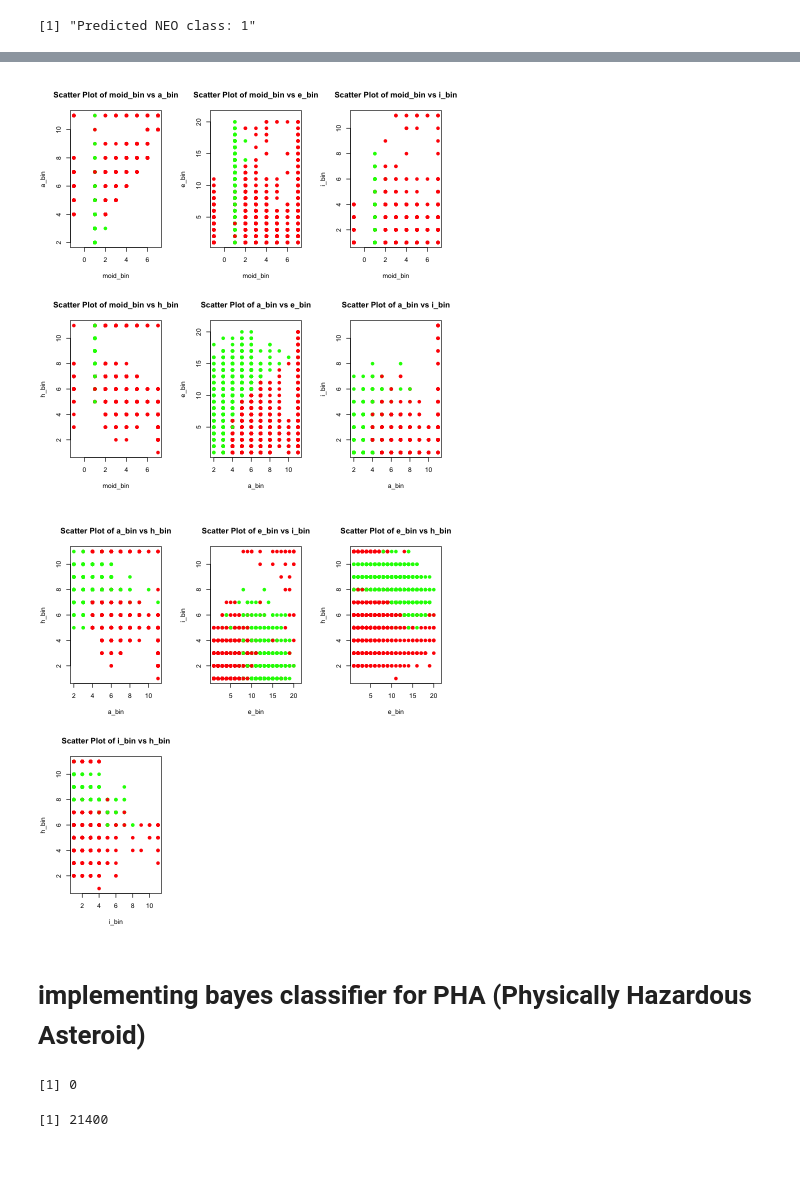
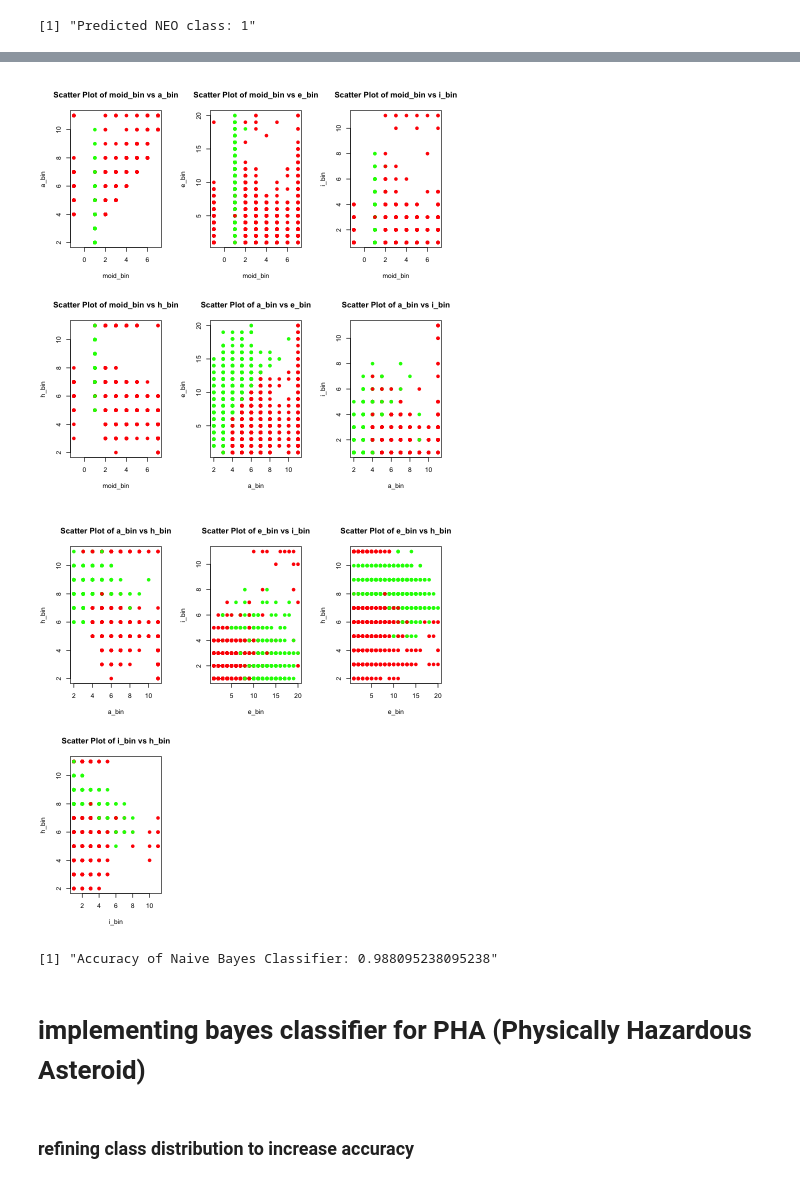
Before and after one commit to Atharva309/Asteroid-Analysis, a Jupyter notebook: R_analysis/analysis_asteroids.ipynb, the cells around one changed output, grey strips where cells are left out. Cells and saved outputs as stored; diff of their text form; code cells hidden in the pictures.

```diff
--- a/R_analysis/analysis_asteroids.ipynb
+++ b/R_analysis/analysis_asteroids.ipynb
@@ -104,11 +106,14 @@ dim(asteroid_data)
 # %% [markdown]
 # implementing bayes classifier for NEO (near earth object)
 # %%
-# Set seed for reproducibility
-set.seed(123)
+set.seed(143)
 
-# Split the data
-train_index <- sample(1:nrow(asteroid_data), 0.8 * nrow(asteroid_data))
+# Split the data for viewing graphs
+train_index1 <- sample(1:nrow(asteroid_data), 0.9 * nrow(asteroid_data))
+asteroid_test1 <- asteroid_data[-train_index1, ]
+
+# Split the data for naive bayes
+train_index <- sample(1:nrow(asteroid_data), 0.999 * nrow(asteroid_data))
 asteroid_train <- asteroid_data[train_index, ]
 asteroid_test <- asteroid_data[-train_index, ]
 # %%
@@ -163,11 +180,11 @@ print(paste("Predicted NEO class:", predicted_class))
 [1] "Predicted NEO class: 1"
 # %%
 # Convert factor or character columns to numeric
-asteroid_test$moid_bin <- as.numeric(as.character(asteroid_test$moid_bin))
-asteroid_test$a_bin <- as.numeric(as.character(asteroid_test$a_bin))
-asteroid_test$e_bin <- as.numeric(as.character(asteroid_test$e_bin))
-asteroid_test$i_bin <- as.numeric(as.character(asteroid_test$i_bin))
-asteroid_test$h_bin <- as.numeric(as.character(asteroid_test$h_bin))
+asteroid_test1$moid_bin <- as.numeric(as.character(asteroid_test1$moid_bin))
+asteroid_test1$a_bin <- as.numeric(as.character(asteroid_test1$a_bin))
+asteroid_test1$e_bin <- as.numeric(as.character(asteroid_test1$e_bin))
+asteroid_test1$i_bin <- as.numeric(as.character(asteroid_test1$i_bin))
+asteroid_test1$h_bin <- as.numeric(as.character(asteroid_test1$h_bin))
 # %%
 # Create a scatter plot matrix
 par(bg = "white")
@@ -180,22 +197,20 @@ pairs(asteroid_test[, c("moid_bin", "a_bin", "e_bin", "i_bin", "h_bin")],
 # %%
-par(mfrow = c(2, 3), bg = "white")  # Adjust according to the number of plots
-
-# List of features to plot against each other
+par(mfrow = c(2, 3), bg = "white")
 features <- c("moid_bin", "a_bin", "e_bin", "i_bin", "h_bin")
 
 # Create scatter plots for each pair of features
 for (i in 1:(length(features) - 1)) {
   for (j in (i + 1):length(features)) {
-    plot(asteroid_test[[features[i]]],
-         asteroid_test[[features[j]]],
-         col = ifelse(asteroid_test$neo == 1, "green", "red"),
+    plot(asteroid_test1[[features[i]]],
+         asteroid_test1[[features[j]]],
+         col = ifelse(asteroid_test1$neo == 1, "green", "red"),
          pch = 19,
          main = paste("Scatter Plot of", features[i], "vs", features[j]),
          xlab = features[i],
          ylab = features[j],
          bg = "white")
   }
 }
 # %% [output]
-[figure, old version]
+[figure, new version]
-[figure, old version]
+[figure, new version]
@@ -202,12 +247,10 @@ for (i in 1:(length(features) - 1)) {
+# %%
+# Calculate accuracy using asteroid_test and asteroid_train
+accuracy <- calculate_accuracy(test_data = asteroid_test, train_data = asteroid_train, target = "neo")
+print(paste("Accuracy of Naive Bayes Classifier:", accuracy))
+# %% [output]
+[1] "Accuracy of Naive Bayes Classifier: 0.988095238095238"
 # %% [markdown]
 # implementing bayes classifier for PHA (Physically Hazardous Asteroid)
-# %%
-test <- function(target){
-  return(sum(asteroid_data$target== TRUE, na.rm = TRUE))
-}
-
-print(test("neo"))
-sum(asteroid_data$neo == TRUE, na.rm = TRUE)
-# %% [output]
-[1] 0
-[1] 21400
+# %% [markdown]
+### refining class distribution to increase accuracy
```
Also changed, not shown: parts of 12 cells of this notebook.
